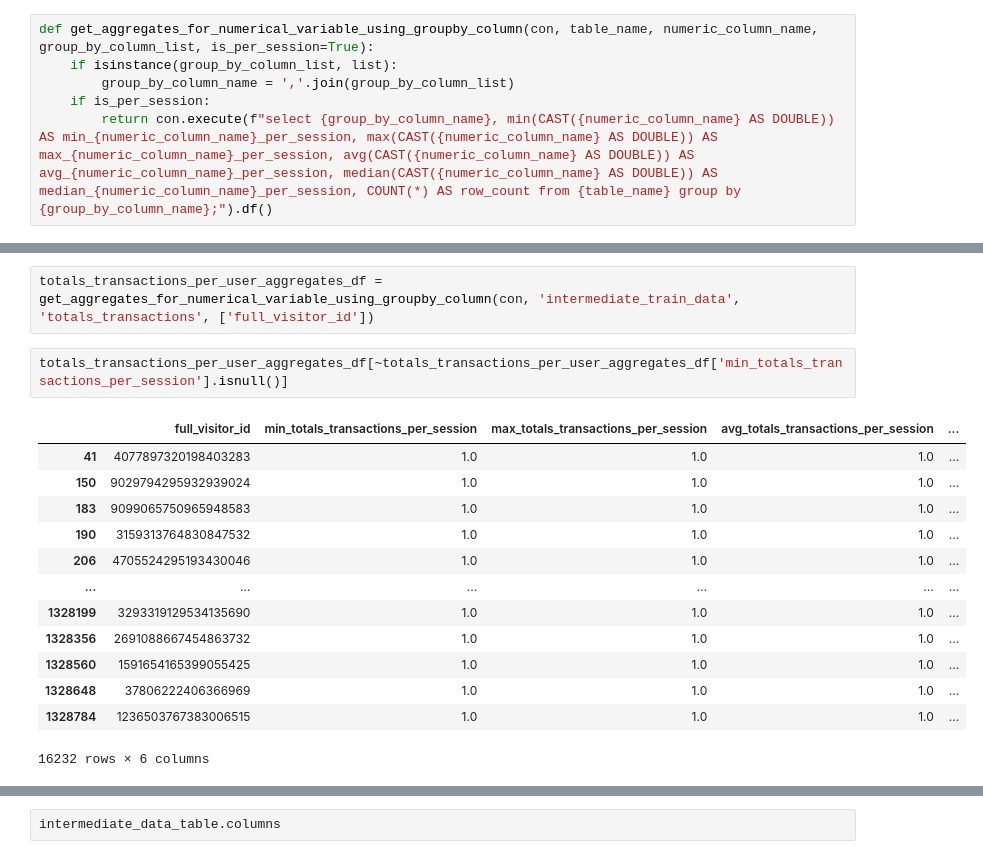
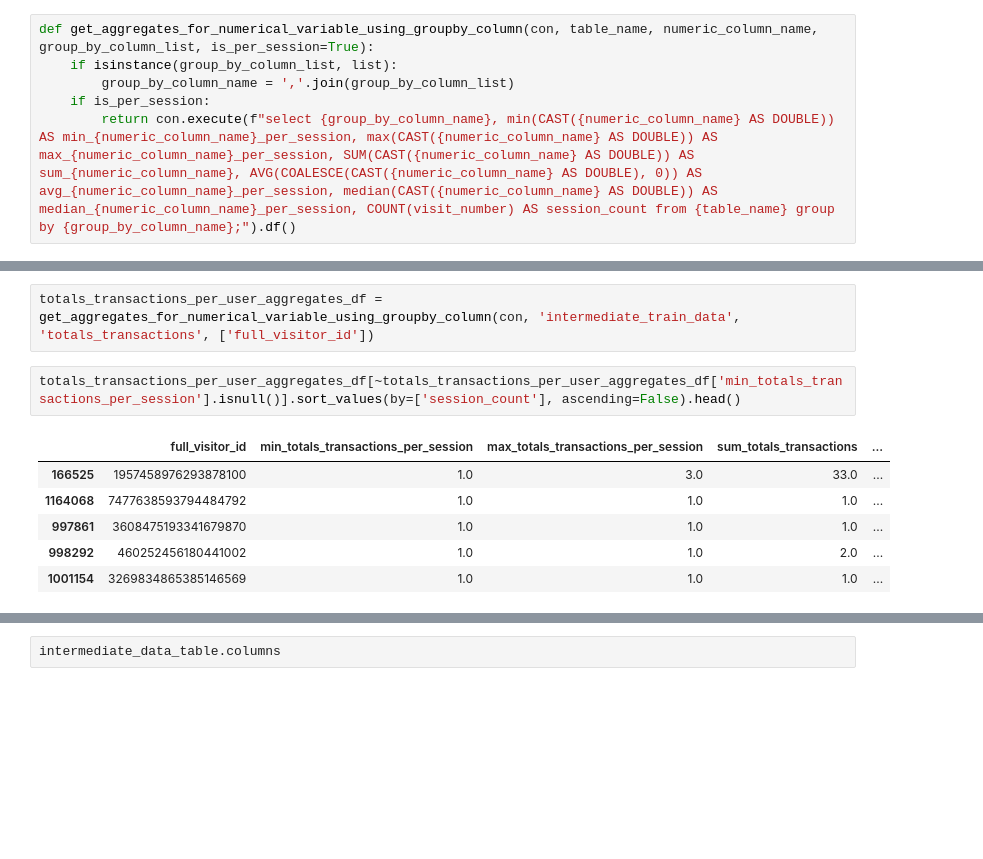
Before and after one commit to hardiksahi/MachineLearning, a Jupyter notebook: kaggle/google-analytics-propensity/notebooks/1_EDA.ipynb, the cells around one changed output, grey strips where cells are left out. Cells and saved outputs as stored; diff of their text form; blank space fills up the shorter version.

```diff
--- a/kaggle/google-analytics-propensity/notebooks/1_EDA.ipynb
+++ b/kaggle/google-analytics-propensity/notebooks/1_EDA.ipynb
@@ -261,7 +261,7 @@ def get_aggregates_for_numerical_variable_using_groupby_column(con, table_name,
     if isinstance(group_by_column_list, list):
         group_by_column_name = ','.join(group_by_column_list)
     if is_per_session:
-        return con.execute(f"select {group_by_column_name}, min(CAST({numeric_column_name} AS DOUBLE)) AS min_{numeric_column_name}_per_session, max(CAST({numeric_column_name} AS DOUBLE)) AS max_{numeric_column_name}_per_session, avg(CAST({numeric_column_name} AS DOUBLE)) AS avg_{numeric_column_name}_per_session, median(CAST({numeric_column_name} AS DOUBLE)) AS median_{numeric_column_name}_per_session, COUNT(*) AS row_count from {table_name} group by {group_by_column_name};").df()
+        return con.execute(f"select {group_by_column_name}, min(CAST({numeric_column_name} AS DOUBLE)) AS min_{numeric_column_name}_per_session, max(CAST({numeric_column_name} AS DOUBLE)) AS max_{numeric_column_name}_per_session, SUM(CAST({numeric_column_name} AS DOUBLE)) AS sum_{numeric_column_name}, AVG(COALESCE(CAST({numeric_column_name} AS DOUBLE), 0)) AS avg_{numeric_column_name}_per_session, median(CAST({numeric_column_name} AS DOUBLE)) AS median_{numeric_column_name}_per_session, COUNT(visit_number) AS session_count from {table_name} group by {group_by_column_name};").df()
 # %% [markdown]
 ## Create a connection to duckdb file and register intermediate data that is the result of handle_raw_data pipeline
 # %%
@@ -785,19 +1025,12 @@ totals_new_visits_per_user_aggregates_df = get_aggregates_for_numerical_variable
 # %%
 totals_transactions_per_user_aggregates_df = get_aggregates_for_numerical_variable_using_groupby_column(con, 'intermediate_train_data', 'totals_transactions', ['full_visitor_id'])
 # %%
-totals_transactions_per_user_aggregates_df[~totals_transactions_per_user_aggregates_df['min_totals_transactions_per_session'].isnull()]
+totals_transactions_per_user_aggregates_df[~totals_transactions_per_user_aggregates_df['min_totals_transactions_per_session'].isnull()].sort_values(by=['session_count'], ascending=False).head()
 # %% [output]
-|  | full_visitor_id | min_totals_transactions_per_session | max_totals_transactions_per_session | avg_totals_transactions_per_session | ... |
-| 41 | 4077897320198403283 | 1.0 | 1.0 | 1.0 | ... |
-| 150 | 9029794295932939024 | 1.0 | 1.0 | 1.0 | ... |
-| 183 | 9099065750965948583 | 1.0 | 1.0 | 1.0 | ... |
-| 190 | 3159313764830847532 | 1.0 | 1.0 | 1.0 | ... |
-| 206 | 4705524295193430046 | 1.0 | 1.0 | 1.0 | ... |
-| ... | ... | ... | ... | ... | ... |
-| 1328199 | 3293319129534135690 | 1.0 | 1.0 | 1.0 | ... |
-| 1328356 | 2691088667454863732 | 1.0 | 1.0 | 1.0 | ... |
-| 1328560 | 1591654165399055425 | 1.0 | 1.0 | 1.0 | ... |
-| 1328648 | 37806222406366969 | 1.0 | 1.0 | 1.0 | ... |
-| 1328784 | 1236503767383006515 | 1.0 | 1.0 | 1.0 | ... |
+|  | full_visitor_id | min_totals_transactions_per_session | max_totals_transactions_per_session | sum_totals_transactions | ... |
+| 166525 | 1957458976293878100 | 1.0 | 3.0 | 33.0 | ... |
+| 1164068 | 7477638593794484792 | 1.0 | 1.0 | 1.0 | ... |
+| 997861 | 3608475193341679870 | 1.0 | 1.0 | 1.0 | ... |
+| 998292 | 460252456180441002 | 1.0 | 1.0 | 2.0 | ... |
+| 1001154 | 3269834865385146569 | 1.0 | 1.0 | 1.0 | ... |
-16232 rows × 6 columns
 # %%
```
Also changed, not shown: parts of 67 cells of this notebook.
